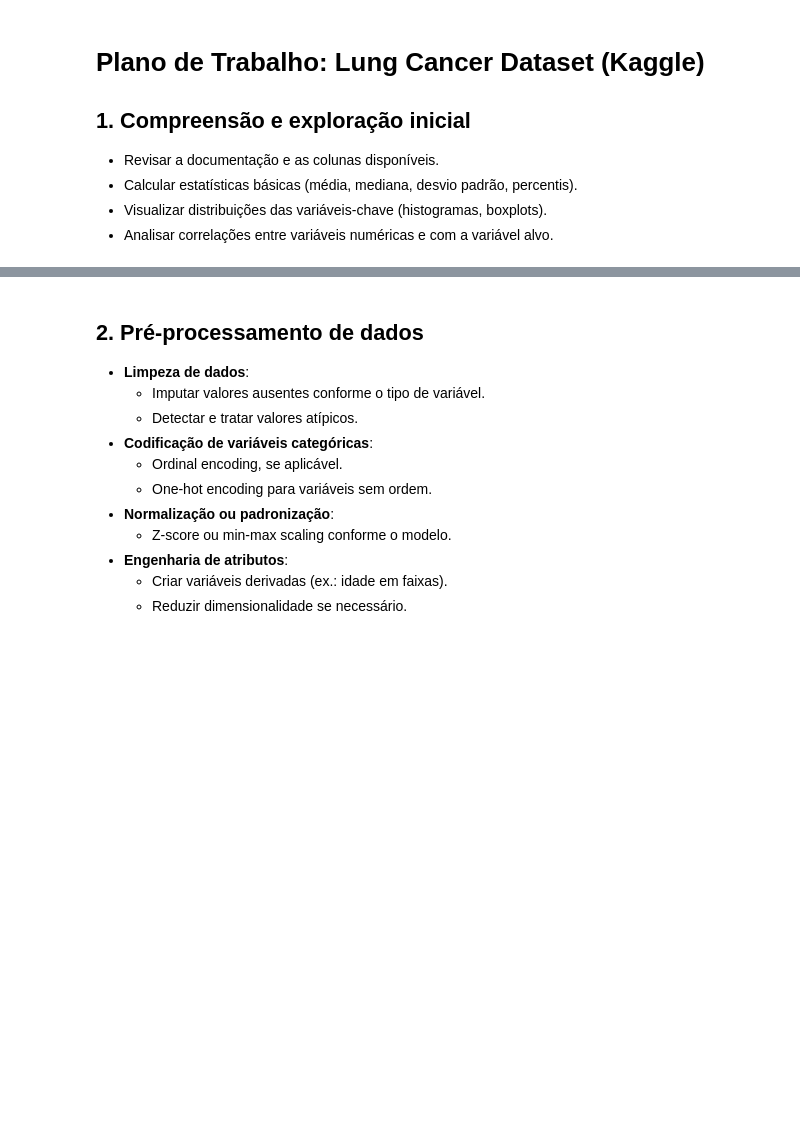
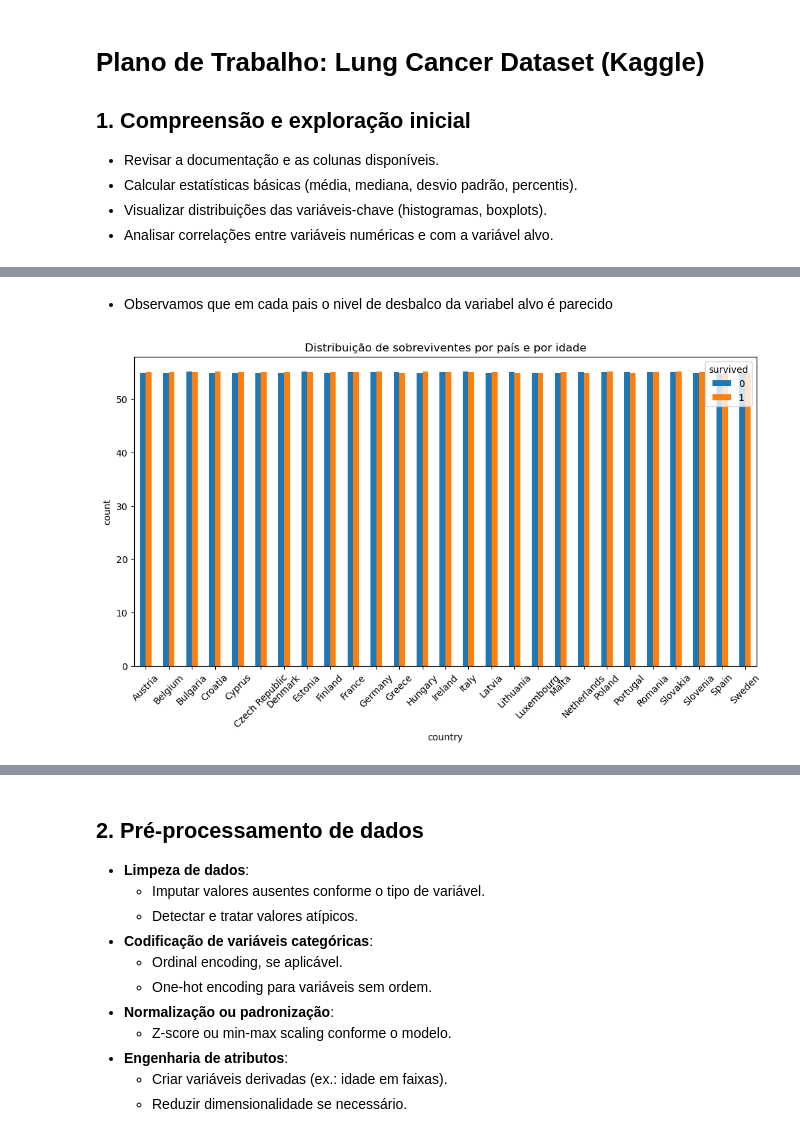
Before and after one commit to samgott123/GA036-IAM, a Jupyter notebook: EDA.ipynb, the cells around one changed output, grey strips where cells are left out. Saved outputs shown, nothing was run; the diff lists cells and outputs as text; code cells hidden in the pictures; blank space fills up the shorter version.

```diff
--- a/EDA.ipynb
+++ b/EDA.ipynb
@@ -31,0 +124,11 @@ df.head()
+# %% [markdown]
+- Observamos que em cada pais o nivel de desbalco da variabel alvo é parecido
+# %%
+dist = df.groupby(['country', 'survived'])['age'].mean().unstack()
+dist.plot(kind='bar', figsize=(12,6))
+plt.title("Distribuição de sobreviventes por país e por idade")
+plt.xticks(rotation=45)
+plt.ylabel("count")
+plt.show()
+# %% [output]
+[figure, added]
```
Also changed, not shown: parts of 37 cells of this notebook.
